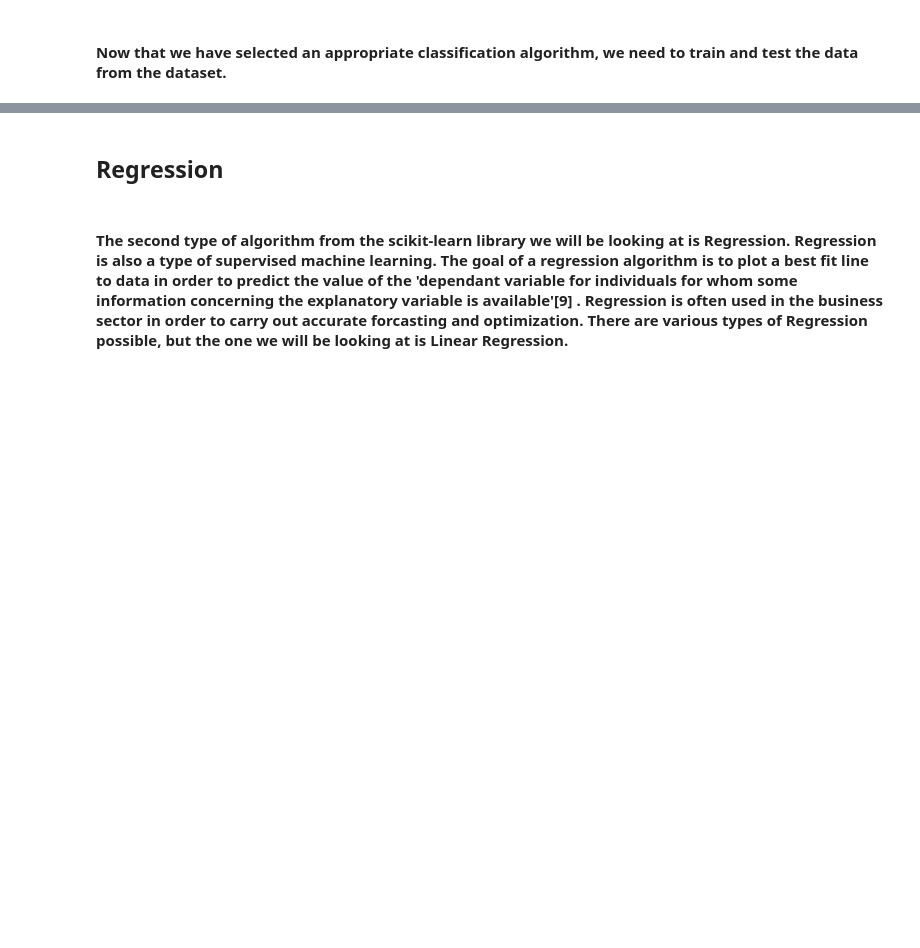
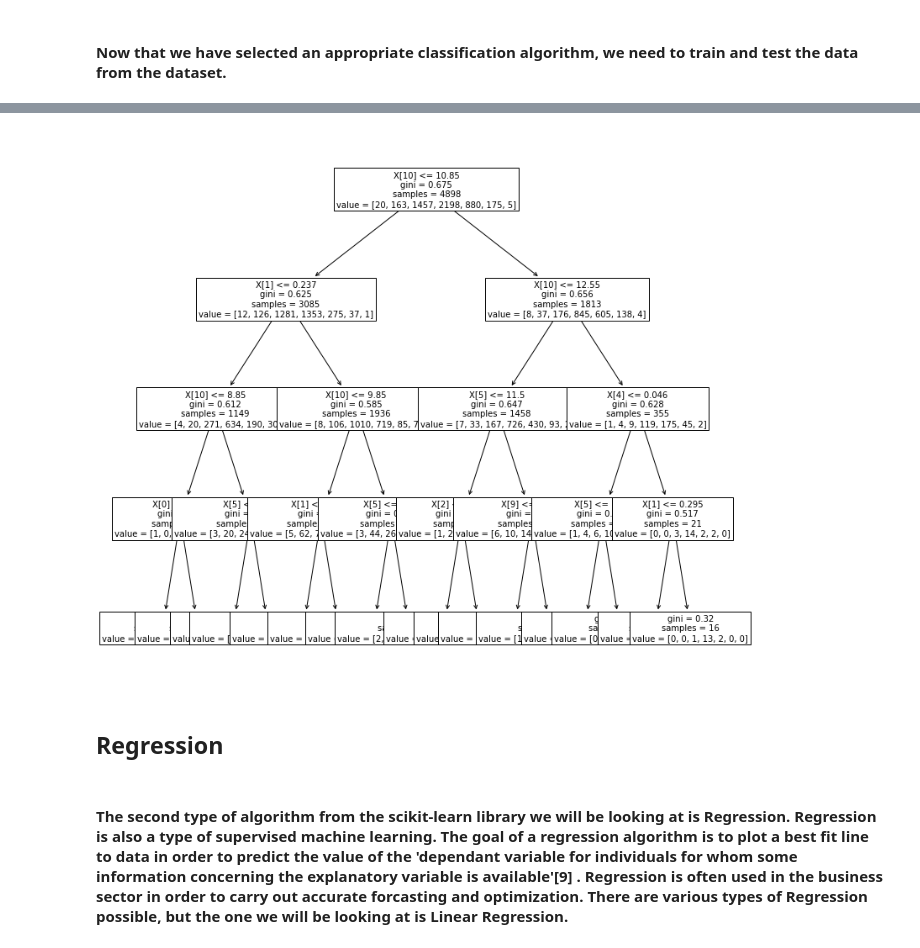
Before and after one commit to Aarondon1993/Machine-Learning-and-Statistics, a Jupyter notebook: Scikit Learn.ipynb, the cells around one changed output, grey strips where cells are left out. Cells and saved outputs as stored; diff of their text form; code cells hidden in the pictures; blank space fills up the shorter version.

```diff
--- a/Scikit Learn.ipynb
+++ b/Scikit Learn.ipynb
@@ -74,3 +191,15 @@ export_graphviz(estimator, out_file= "tree.dot", feature_names = x.columns, clas
+# %%
+# I now import the tree library from sklearn.
+from sklearn import tree
+
+# I can now display a plot of the choosen tree to view it clearer
+clf = tree.DecisionTreeClassifier(max_depth=4)  # set hyperparameter
+clf.fit(x, y)
+plt.figure(figsize=(12,12))  # set plot size (denoted in inches)
+tree.plot_tree(clf, fontsize=10)
+plt.show()
+# %% [output]
+[figure, added]
 # %% [markdown]
 ## Regression
 # %% [markdown]
```
Also changed, not shown: parts of 43 cells of this notebook.
